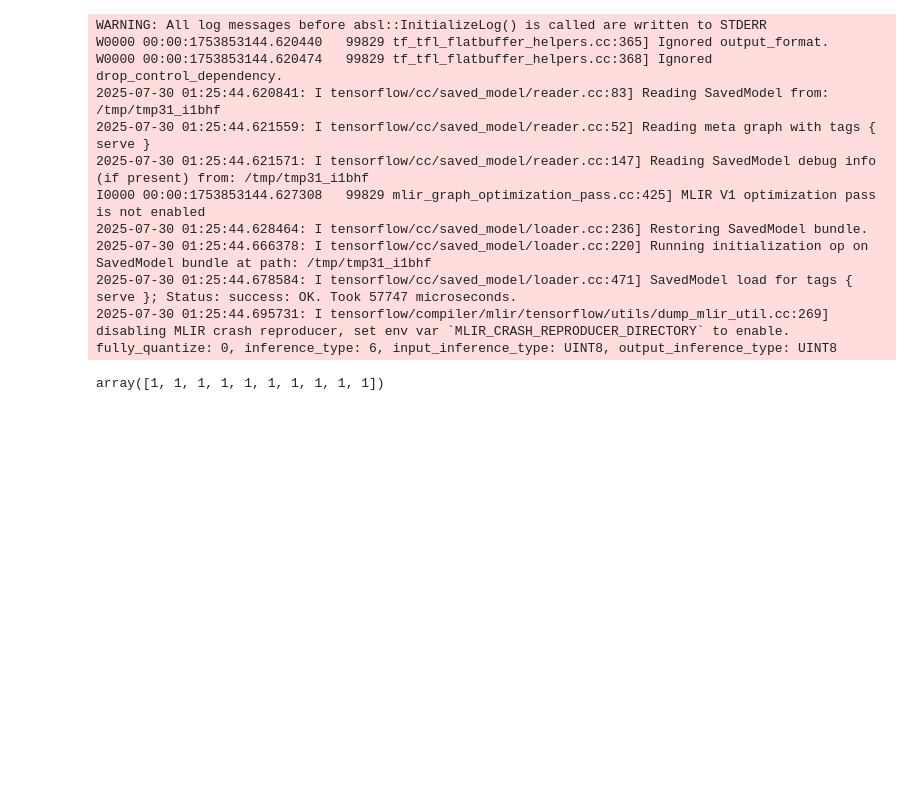
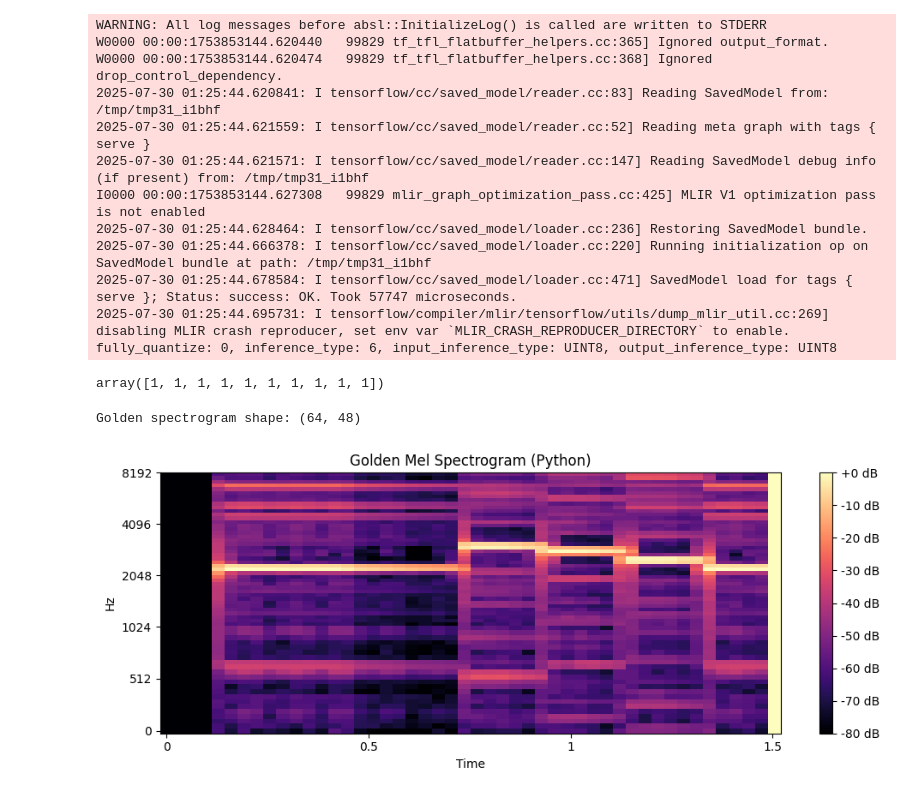
Before and after one commit to mzakharo/lg_detector, a Jupyter notebook: notebook.ipynb, the cells around one changed output. Saved outputs shown, nothing was run; the diff lists cells and outputs as text; code cells hidden in the pictures; blank space fills up the shorter version.

```diff
--- a/notebook.ipynb
+++ b/notebook.ipynb
@@ -338,3 +341,19 @@ fully_quantize: 0, inference_type: 6, input_inference_type: UINT8, output_infere
 y[-10:]
 # %% [output]
 array([1, 1, 1, 1, 1, 1, 1, 1, 1, 1])
+# %%
+# --- Generate Golden Spectrogram ---
+golden_spectrograms = process_audio_file('data/lg_melody/lg_washer.wav', 'lg_melody', CONFIG)
+golden_spectrogram = golden_spectrograms[0] # Use the first spectrogram
+print("Golden spectrogram shape:", golden_spectrogram.shape)
+
+
+plt.figure(figsize=(10, 4))
+librosa.display.specshow(golden_spectrogram, sr=CONFIG['sample_rate'], x_axis='time', y_axis='mel')
+plt.colorbar(format='%+2.0f dB')
+plt.title('Golden Mel Spectrogram (Python)')
+plt.tight_layout()
+plt.show()
+# %% [output]
+Golden spectrogram shape: (64, 48)
+[figure, added]
```
Also changed, not shown: parts of 3 cells of this notebook, 3 other files.
